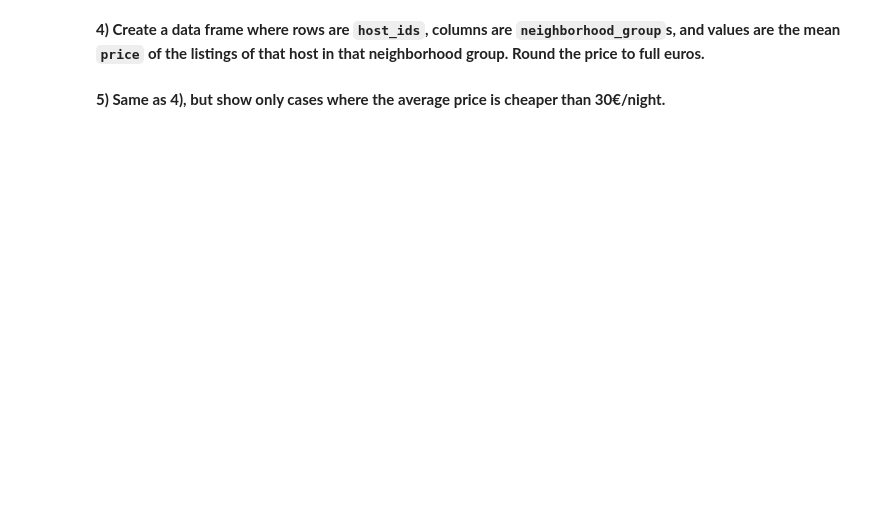
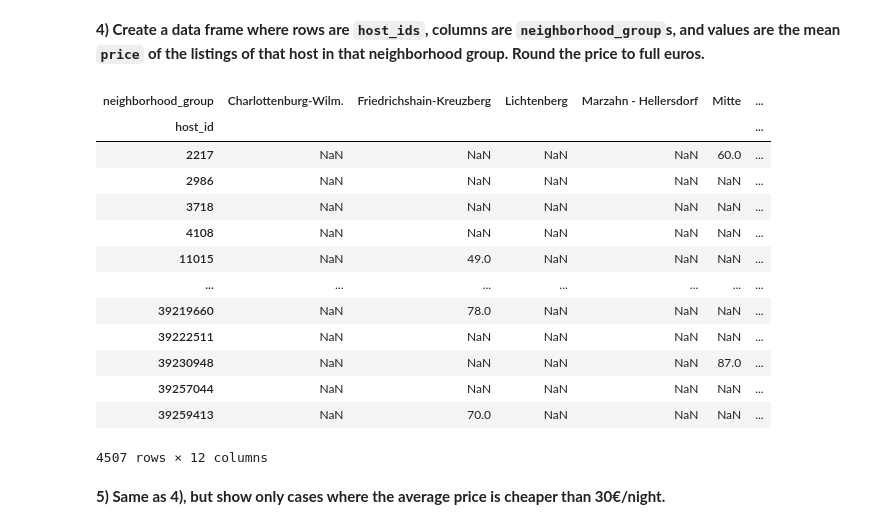
Before and after one commit to AAAnto67/Data_Analytics, a Jupyter notebook: WS2/data_wrangling.exercises.ipynb, the cells around one changed output. Drawn from its saved outputs; the diff is of its cells as text; code cells hidden in the pictures; blank space fills up the shorter version.

```diff
--- a/WS2/data_wrangling.exercises.ipynb
+++ b/WS2/data_wrangling.exercises.ipynb
@@ -22,7 +24,7 @@ reviews = pd.read_csv("airbnb_reviews.csv")
 # %% [markdown]
 **2) Create a new column called `minimum_price` that calculates the minimum price of a listing given its `minimum_nights` and `price`.**
 # %%
-# SOLUTION
+listings['minimum_price'] = listings['minimum_nights'] * listings['price']
 # %% [markdown]
 **3) What are the listings that have reviews not included in the `reviews` data frame? Tip: you can know if one variable `x` is `NaN` via `x != x`; this is because `NaN` equals to nothing, not even `NaN` itself.**
 # %%
@@ -30,7 +49,25 @@ reviews = pd.read_csv("airbnb_reviews.csv")
 # %% [markdown]
 **4) Create a data frame where rows are `host_ids`, columns are `neighborhood_group`s, and values are the mean `price` of the listings of that host in that neighborhood group. Round the price to full euros.**
 # %%
-# SOLUTION
+aggregation = listings.groupby(['host_id', 'neighborhood_group'], as_index=False).aggregate(mean = ('price', 'mean'))
+df4 = aggregation.pivot(index = 'host_id', columns = 'neighborhood_group', values = 'mean').round(0)
+
+display(df4)
+# %% [output]
+| neighborhood_group | Charlottenburg-Wilm. | Friedrichshain-Kreuzberg | Lichtenberg | Marzahn - Hellersdorf | Mitte | ... |
+| host_id |  |  |  |  |  | ... |
+| 2217 | NaN | NaN | NaN | NaN | 60.0 | ... |
+| 2986 | NaN | NaN | NaN | NaN | NaN | ... |
+| 3718 | NaN | NaN | NaN | NaN | NaN | ... |
+| 4108 | NaN | NaN | NaN | NaN | NaN | ... |
+| 11015 | NaN | 49.0 | NaN | NaN | NaN | ... |
+| ... | ... | ... | ... | ... | ... | ... |
+| 39219660 | NaN | 78.0 | NaN | NaN | NaN | ... |
+| 39222511 | NaN | NaN | NaN | NaN | NaN | ... |
+| 39230948 | NaN | NaN | NaN | NaN | 87.0 | ... |
+| 39257044 | NaN | NaN | NaN | NaN | NaN | ... |
+| 39259413 | NaN | 70.0 | NaN | NaN | NaN | ... |
+4507 rows × 12 columns
 # %% [markdown]
 **5) Same as 4), but show only cases where the average price is cheaper than 30€/night.**
 # %%
```
Also changed, not shown: parts of 16 cells of this notebook.
